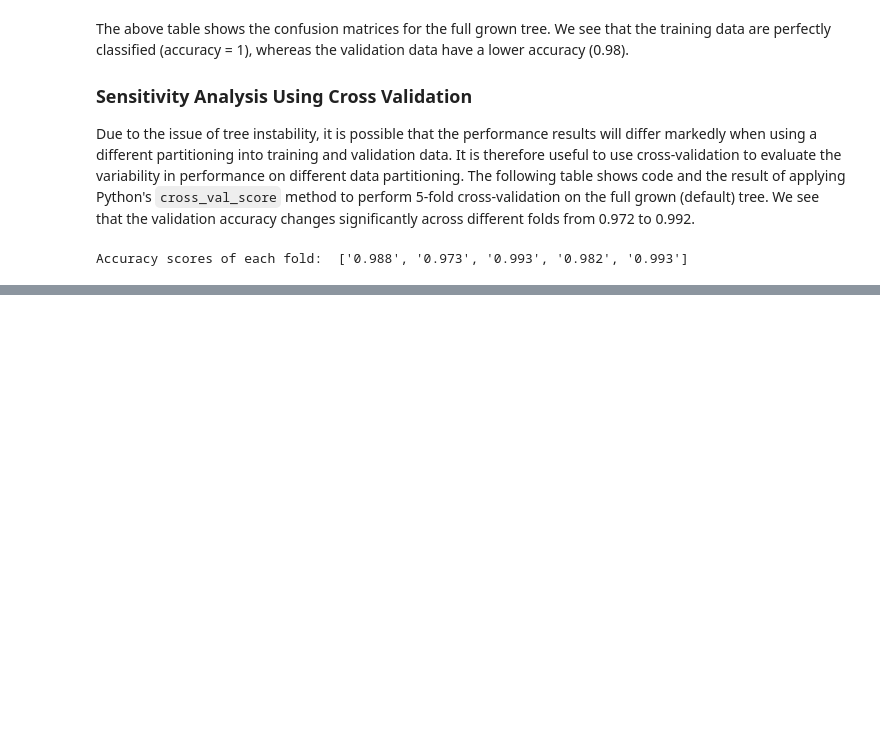
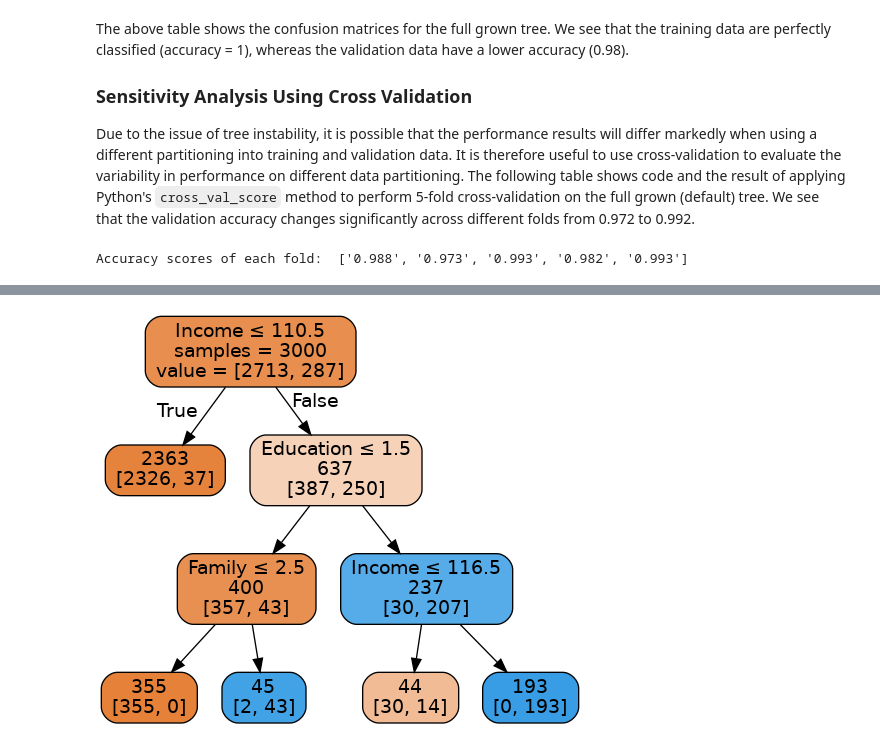
Before and after one commit to jeantardelli/data-mining-for-business-analytics, a Jupyter notebook: analysis/classification-and-regression-trees.ipynb, the cells around one changed output, grey strips where cells are left out. Cells and saved outputs as stored; diff of their text form; code cells hidden in the pictures; blank space fills up the shorter version.

Commit message:
Classification and Regression Trees - Pt. IV

```diff
--- a/analysis/classification-and-regression-trees.ipynb
+++ b/analysis/classification-and-regression-trees.ipynb
@@ -393,0 +408,8 @@ Accuracy scores of each fold:  ['0.988', '0.973', '0.993', '0.982', '0.993']
+# %%
+small_class_tree = DecisionTreeClassifier(max_depth=30, min_samples_split=20,
+                                          min_impurity_decrease=0.01, random_state=1)
+small_class_tree.fit(train_X, train_y)
+
+plot_decision_tree(small_class_tree, feature_names=train_X.columns)
+# %% [output]
+[figure, added]
```
Also changed, not shown: parts of 9 cells of this notebook, 1 other file.
